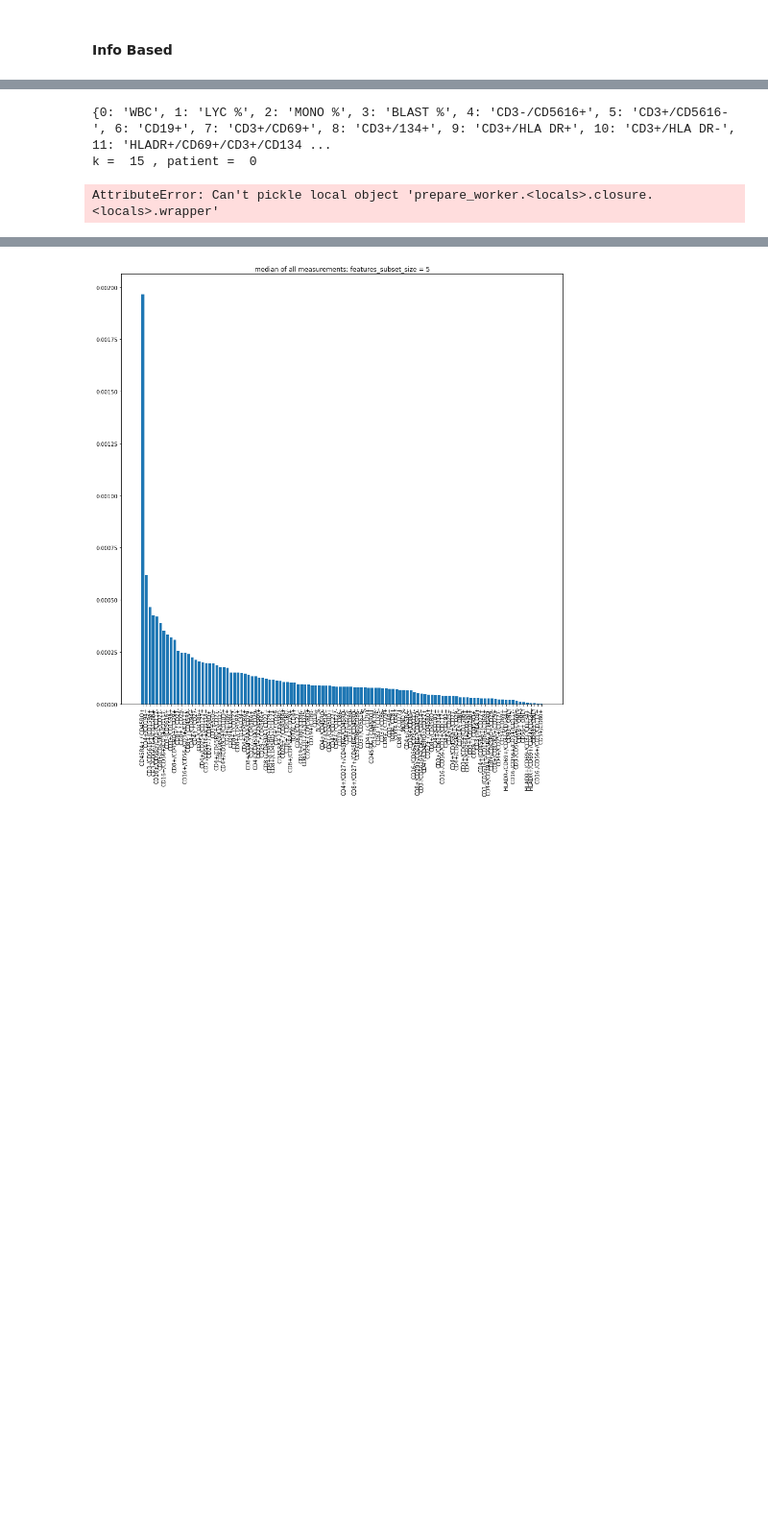
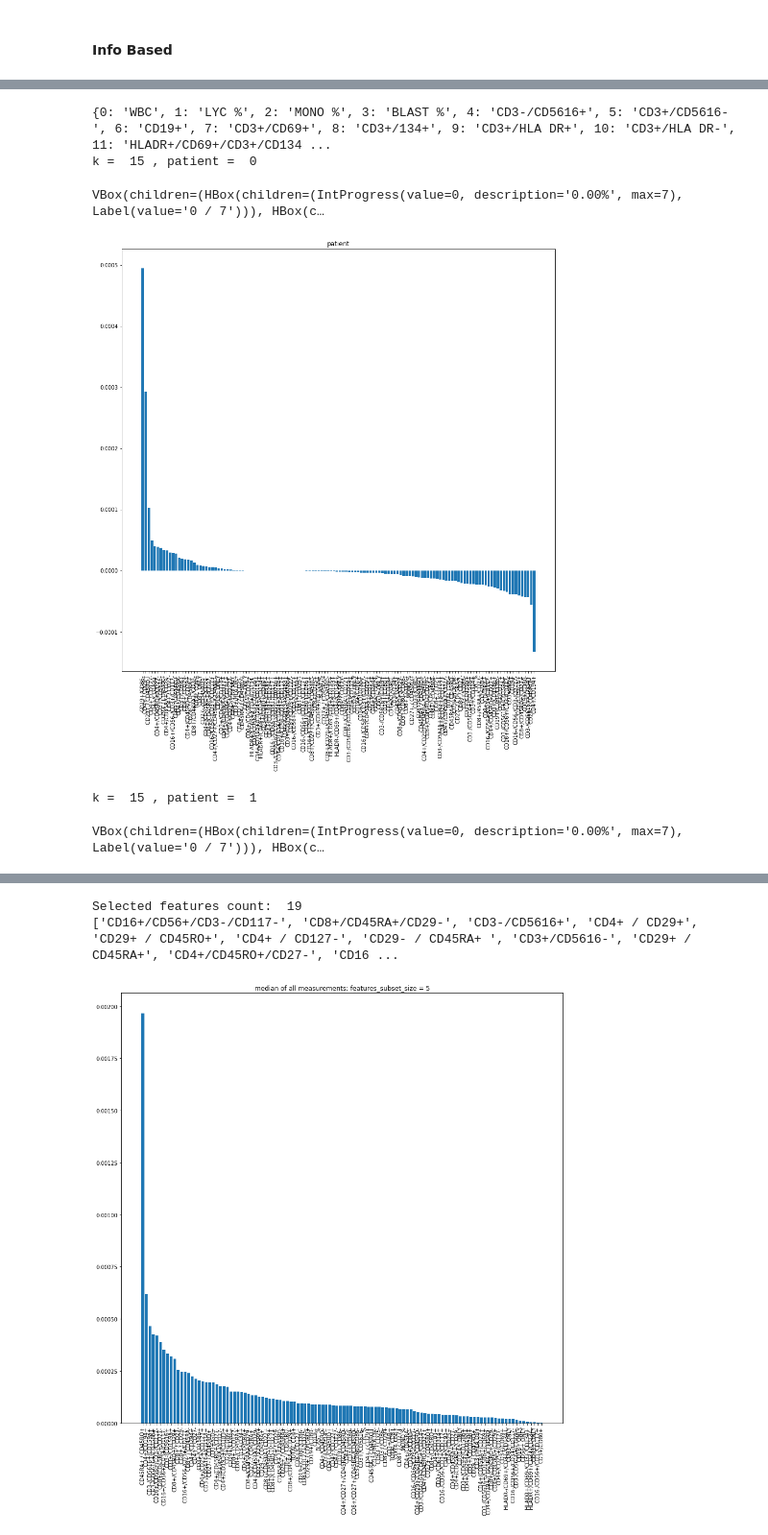
Before and after one commit to pszemkor/FSTool, a Jupyter notebook: PrometheusNotebook/FeatureSelectionNotebook-INFO_BASED.ipynb, the cells around one changed output, grey strips where cells are left out. Shown at 96% size. Drawn from its saved outputs; the diff is of its cells as text; code cells hidden in the pictures; blank space fills up the shorter version.

```diff
--- a/PrometheusNotebook/FeatureSelectionNotebook-INFO_BASED.ipynb
+++ b/PrometheusNotebook/FeatureSelectionNotebook-INFO_BASED.ipynb
@@ -91,7 +91,7 @@ def get_score(feature_ind_vals, feature_ind_to_name, all_measurements, plot=True
     feature_median = dict()
     for feature_ind, vals in feature_ind_vals.items():
         median = np.median(vals)
-        if not all_measurements[feature_ind]:
+        if feature_ind not in all_measurements:
             all_measurements[feature_ind] = vals
         else:
             all_measurements[feature_ind].extend(vals)
@@ -164,7 +164,7 @@ def collect_ind_to_name(m):
 # %%
 # SUBSETS_SIZES = [5,10,20,30]
 # PATIENTS_COUNT =  m.shape[0]
-PATIENTS_COUNT = 1
+PATIENTS_COUNT = 2
 SUBSETS_SIZES = [15]
 FEATURES_COUNT = m.shape[1]
 
@@ -179,31 +179,34 @@ for features_subset_size in SUBSETS_SIZES:
         d = pd.DataFrame(-1, index=np.arange(2*features_subset_size), columns=[i+1 for i in range(iters)])
         d = d.transpose()
         d = d.parallel_apply(lambda col: func_(col, m, m2, FEATURES_COUNT, patient_ind, features_subset_size), axis=1)
 
         # collect results
         feature_ind_vals = defaultdict(list)
         d.apply(lambda row: collect_statistics(row,feature_ind_vals, features_subset_size));
         feature_median = get_score(feature_ind_vals, feature_ind_to_name, all_measurements)
         save_feats(features_subset_size, patient_ind, [(k,v) for k,v in feature_median.items()] )
 
     all_measurements_medians = dict()
     for feature_ind, vals in all_measurements.items():
         median = np.median(vals)
         if median > 0 and median != np.inf:
             all_measurements_medians[feature_ind] = median
 
     selected_fs, iind_val = plot_dict(all_measurements_medians, feature_ind_to_name, "median of all measurements; features_subset_size = " + str(features_subset_size))
     iind_median = np.median(iind_val)
     selected_fs_reduced = list(map(lambda x: x[0],filter(lambda x: x[1] >= iind_median, zip(selected_fs, iind_val))))
 
     if selected_fs_reduced:
         print("Selected features count: ", len(selected_fs_reduced))
         print(selected_fs_reduced)
 #         df_selected = df[selected_fs_reduced]
 #         test_classifiers(df_selected, labels)
     else:
         print("selected_fs_reduced was empty for k = ", features_subset_size)
 # %% [output]
 {0: 'WBC', 1: 'LYC %', 2: 'MONO %', 3: 'BLAST %', 4: 'CD3-/CD5616+', 5: 'CD3+/CD5616-', 6: 'CD19+', 7: 'CD3+/CD69+', 8: 'CD3+/134+', 9: 'CD3+/HLA DR+', 10: 'CD3+/HLA DR-', 11: 'HLADR+/CD69+/CD3+/CD134 ...
 k =  15 , patient =  0
-AttributeError: Can't pickle local object 'prepare_worker.<locals>.closure.<locals>.wrapper'
+VBox(children=(HBox(children=(IntProgress(value=0, description='0.00%', max=7), Label(value='0 / 7'))), HBox(c…
+[figure, added]
+k =  15 , patient =  1
+VBox(children=(HBox(children=(IntProgress(value=0, description='0.00%', max=7), Label(value='0 / 7'))), HBox(c…
@@ -210,3 +215,5 @@ AttributeError: Can't pickle local object 'prepare_worker.<locals>.closure.<loca
+Selected features count:  19
+['CD16+/CD56+/CD3-/CD117-', 'CD8+/CD45RA+/CD29-', 'CD3-/CD5616+', 'CD4+ / CD29+', 'CD29+ / CD45RO+', 'CD4+ / CD127-', 'CD29- / CD45RA+ ', 'CD3+/CD5616-', 'CD29+ / CD45RA+', 'CD4+/CD45RO+/CD27-', 'CD16 ...
 # %%
 ### READ RESULTS FROM PREVIOUS PROCESSINGS
 k = 5
```
Also changed, not shown: parts of 2 cells of this notebook.
